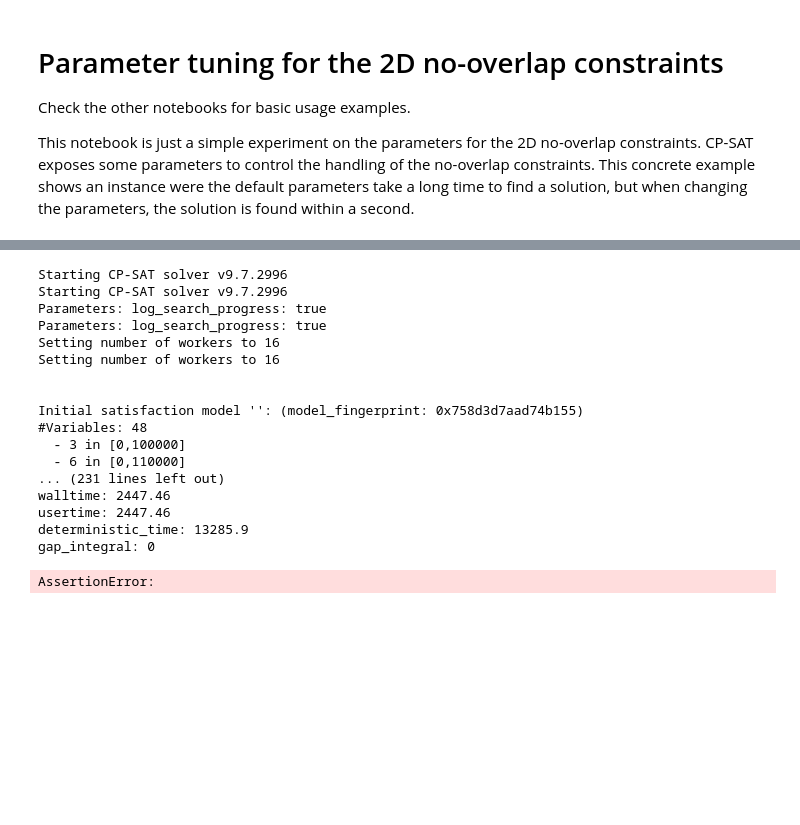
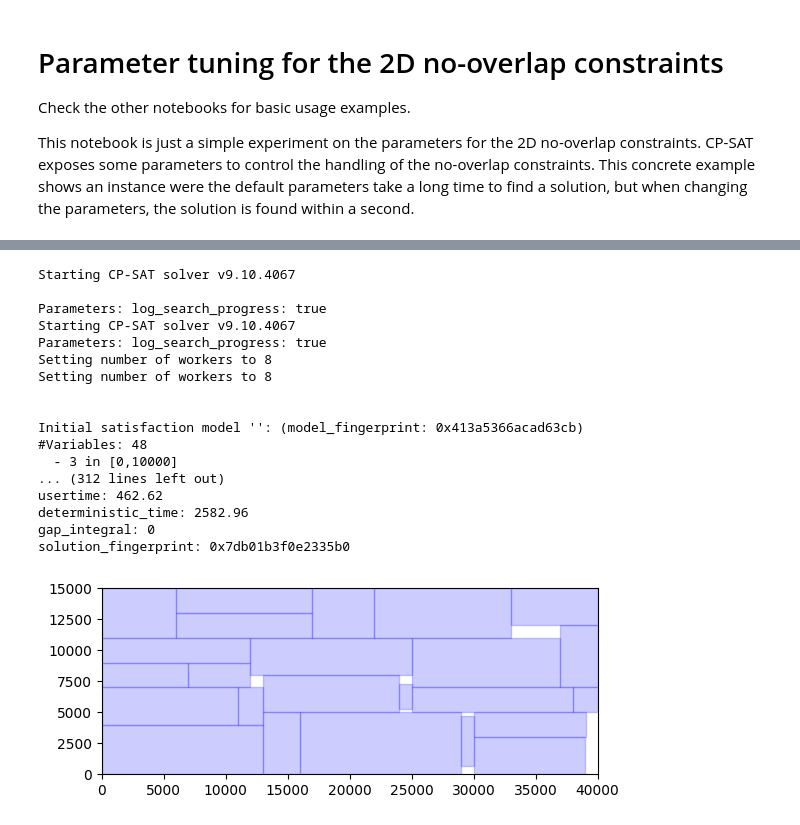
Before and after one commit to d-krupke/cpsat-primer, a Jupyter notebook: examples/add_no_overlap_2d_parameters.ipynb, the cells around one changed output, grey strips where cells are left out. Drawn from its saved outputs; the diff is of its cells as text; code cells hidden in the pictures; blank space fills up the shorter version.

```diff
--- a/examples/add_no_overlap_2d_parameters.ipynb
+++ b/examples/add_no_overlap_2d_parameters.ipynb
@@ -126,21 +126,21 @@ solution_fingerprint: 0x472f984ee7aff5b8
 # %%
-pack(container, boxes, 10_000, False)
+pack(container, boxes, 1000, False)
 # %% [output]
-Starting CP-SAT solver v9.7.2996
-Starting CP-SAT solver v9.7.2996
+Starting CP-SAT solver v9.10.4067
+
 Parameters: log_search_progress: true
+Starting CP-SAT solver v9.10.4067
 Parameters: log_search_progress: true
-Setting number of workers to 16
-Setting number of workers to 16
+Setting number of workers to 8
+Setting number of workers to 8
 
 
-Initial satisfaction model '': (model_fingerprint: 0x758d3d7aad74b155)
+Initial satisfaction model '': (model_fingerprint: 0x413a5366acad63cb)
 #Variables: 48
-  - 3 in [0,100000]
-  - 6 in [0,110000]
-... (231 lines left out)
-walltime: 2447.46
-usertime: 2447.46
-deterministic_time: 13285.9
+  - 3 in [0,10000]
+... (312 lines left out)
+usertime: 462.62
+deterministic_time: 2582.96
 gap_integral: 0
+solution_fingerprint: 0x7db01b3f0e2335b0
-AssertionError:
+[figure, added]
```
Also changed, not shown: parts of 2 cells of this notebook, 27 other files.
